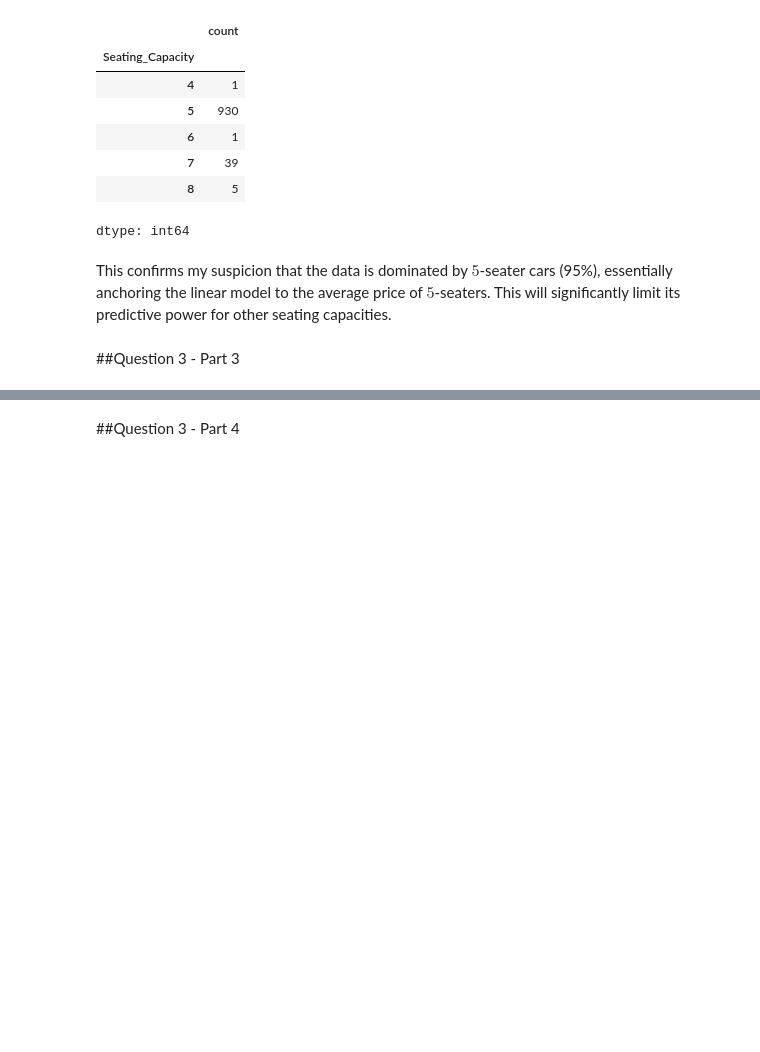
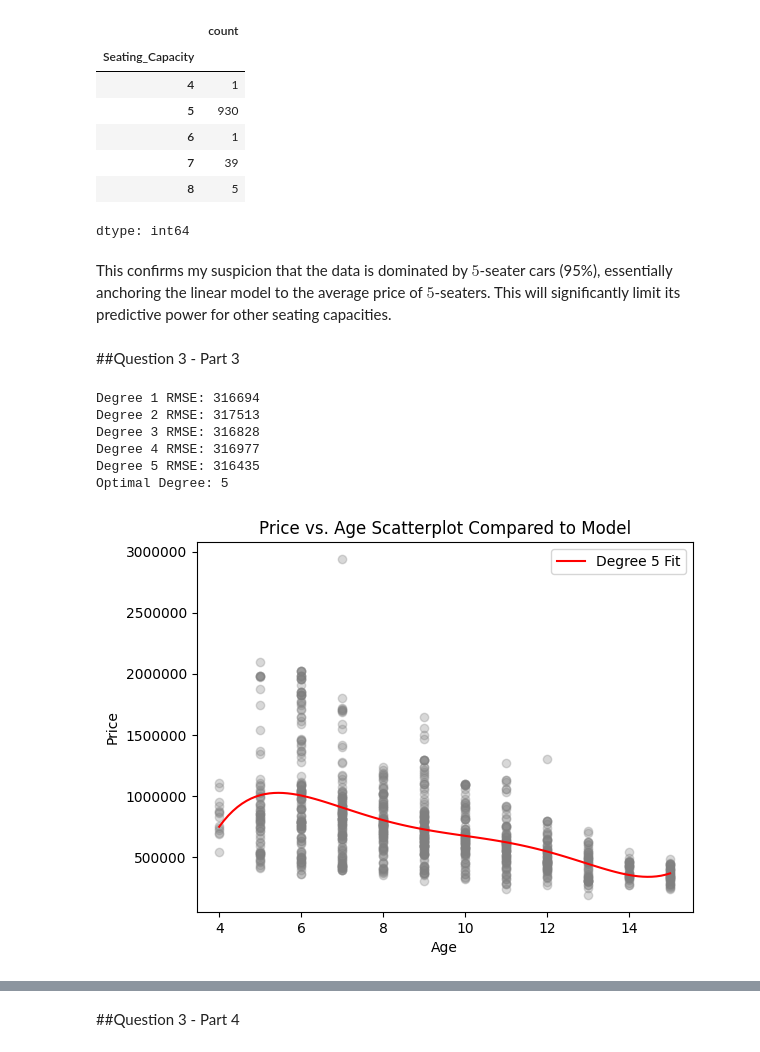
Before and after one commit to thomashooks53/undergrad_ml_assignments, a Jupyter notebook: 03_assignment_linear_models.ipynb, the cells around one changed output, grey strips where cells are left out. Cells and saved outputs as stored; diff of their text form; code cells hidden in the pictures; blank space fills up the shorter version.

```diff
--- a/03_assignment_linear_models.ipynb
+++ b/03_assignment_linear_models.ipynb
@@ -511,3 +511,48 @@ dtype: int64
 This confirms my suspicion that the data is dominated by $5$-seater cars (95%), essentially anchoring the linear model to the average price of $5$-seaters. This will significantly limit its predictive power for other seating capacities.
 # %% [markdown]
 ##Question 3 - Part 3
+# %%
+import pandas as pd
+import numpy as np
+import matplotlib.pyplot as plt
+from sklearn.linear_model import LinearRegression
+from sklearn.model_selection import cross_val_score
+
+cars['Age'] = 2026 - cars['Make_Year']
+
+best_rmse = float('inf')
+best_degree = 1
+
+for d in range(1, 6):
+    X_poly = np.column_stack([cars['Age']**i for i in range(1, d + 1)])
+
+    model = LinearRegression()
+    mse_scores = cross_val_score(model, X_poly, cars['Price'], cv=10, scoring='neg_mean_squared_error')
+    rmse = np.sqrt(-mse_scores.mean())
+
+    print(f"Degree {d} RMSE: {rmse:.0f}")
+    if rmse < best_rmse:
+        best_rmse = rmse
+        best_degree = d
+
+print(f"Optimal Degree: {best_degree}")
+
+plt.scatter(cars['Age'], cars['Price'], alpha=0.3, color='gray')
+
+X_final = np.column_stack([cars['Age']**i for i in range(1, best_degree + 1)])
+model.fit(X_final, cars['Price'])
+
+x_line = np.linspace(cars['Age'].min(), cars['Age'].max(), 100)
+x_line_poly = np.column_stack([x_line**i for i in range(1, best_degree + 1)])
+y_line = model.predict(x_line_poly)
+
+plt.plot(x_line, y_line, color='red', label=f'Degree {best_degree} Fit')
+plt.title('Price vs. Age Scatterplot Compared to Model'); plt.xlabel('Age'); plt.ylabel('Price'); plt.legend(); plt.ticklabel_format(style='plain', axis='y'); plt.show()
+# %% [output]
+Degree 1 RMSE: 316694
+Degree 2 RMSE: 317513
+Degree 3 RMSE: 316828
+Degree 4 RMSE: 316977
+Degree 5 RMSE: 316435
+Optimal Degree: 5
+[figure, added]
```
Also changed, not shown: parts of 2 cells of this notebook.
